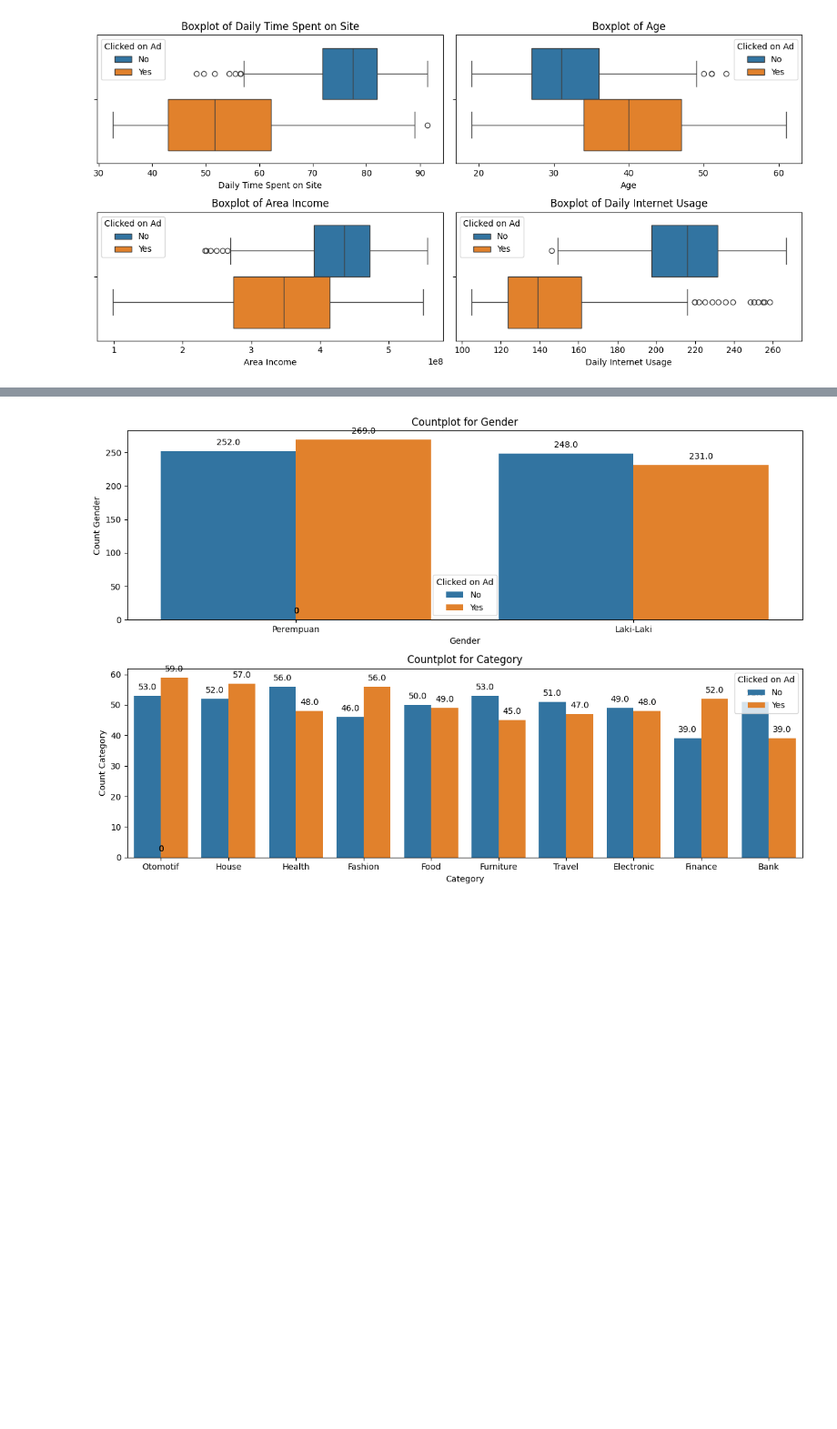
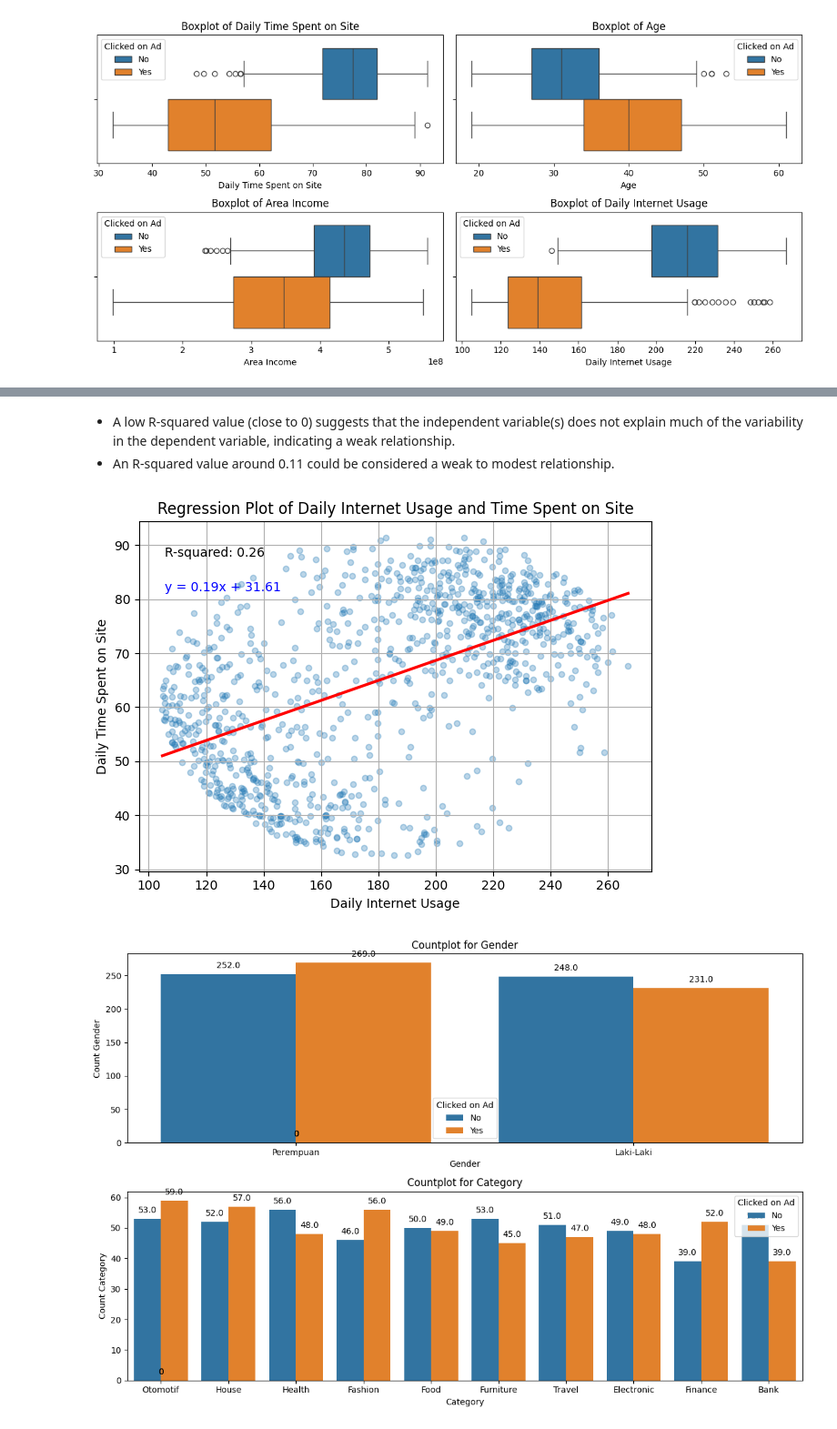
Before and after one commit to mcikalmerdeka/Predict-Customer-Clicked-Ads-Classification-By-Using-Machine-Learning, a Jupyter notebook: Clicked Ads Classification.ipynb, the cells around one changed output, grey strips where cells are left out. Shown at 91% size. Drawn from its saved outputs; the diff is of its cells as text; code cells hidden in the pictures; blank space fills up the shorter version.

```diff
--- a/Clicked Ads Classification.ipynb
+++ b/Clicked Ads Classification.ipynb
@@ -436,3 +486,34 @@ plt.show()
+# %% [markdown]
+- A low R-squared value (close to 0) suggests that the independent variable(s) does not explain much of the variability in the dependent variable, indicating a weak relationship.
+- An R-squared value around 0.11 could be considered a weak to modest relationship.
+# %%
+# Regplot of Daily Internet Usage  Daily and Time Spent on Site
+
+# Function to calculate R-squared
+def calculate_r_squared(x, y, y_pred):
+    ss_residual = np.sum((y - y_pred) ** 2)
+    ss_total = np.sum((y - np.mean(y)) ** 2)
+    r_squared = 1 - (ss_residual / ss_total)
+    return r_squared
+
+regplot = sns.regplot(data=df, x='Daily Internet Usage', y='Daily Time Spent on Site', scatter_kws={'s':20, 'alpha':0.3}, line_kws={'color':'red'}, ci=False)
+
+# Calculating and displaying R-squared
+x = df['Daily Internet Usage']
+y = df['Daily Time Spent on Site']
+slope, intercept = np.polyfit(x, y, 1)
+y_pred = slope * x + intercept
+r_squared = calculate_r_squared(x, y, y_pred)
+
+plt.text(0.05, 0.9, f'R-squared: {r_squared:.2f}', transform=regplot.transAxes)
+plt.annotate(f'y = {slope:.2f}x + {intercept:.2f}', xy=(0.05, 0.8), xycoords='axes fraction', fontsize=10, color='blue')
+plt.title(f'Regression Plot of Daily Internet Usage and Time Spent on Site')
+plt.grid(True)
+
+plt.tight_layout()
+plt.show()
+# %% [output]
+[figure, added]
 # %%
 # Categorical Countplot with hue target (only for gender and category)
 fig, ax = plt.subplots(nrows=2, ncols=1, figsize=(12, 8))
```
Also changed, not shown: parts of 12 cells of this notebook.
